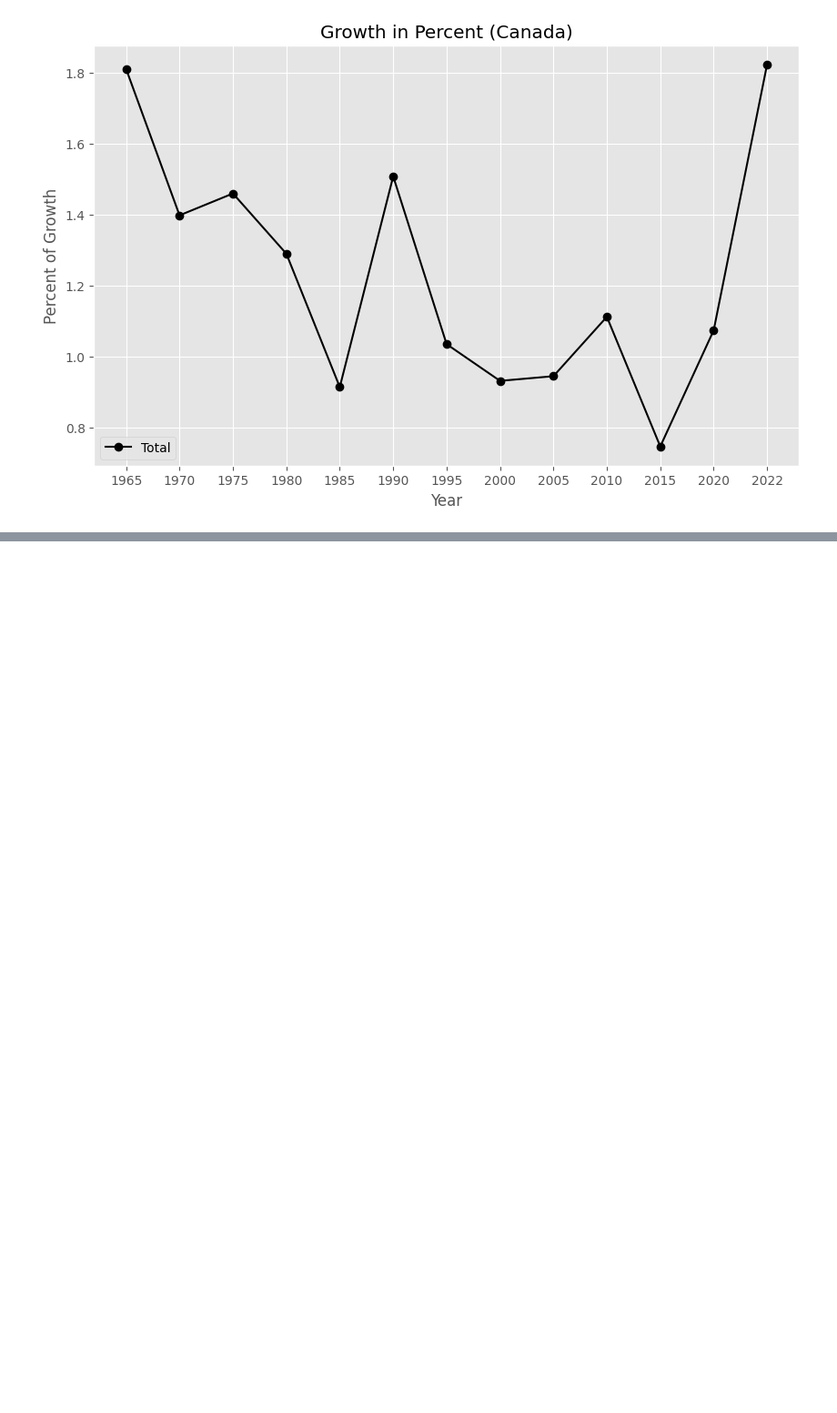
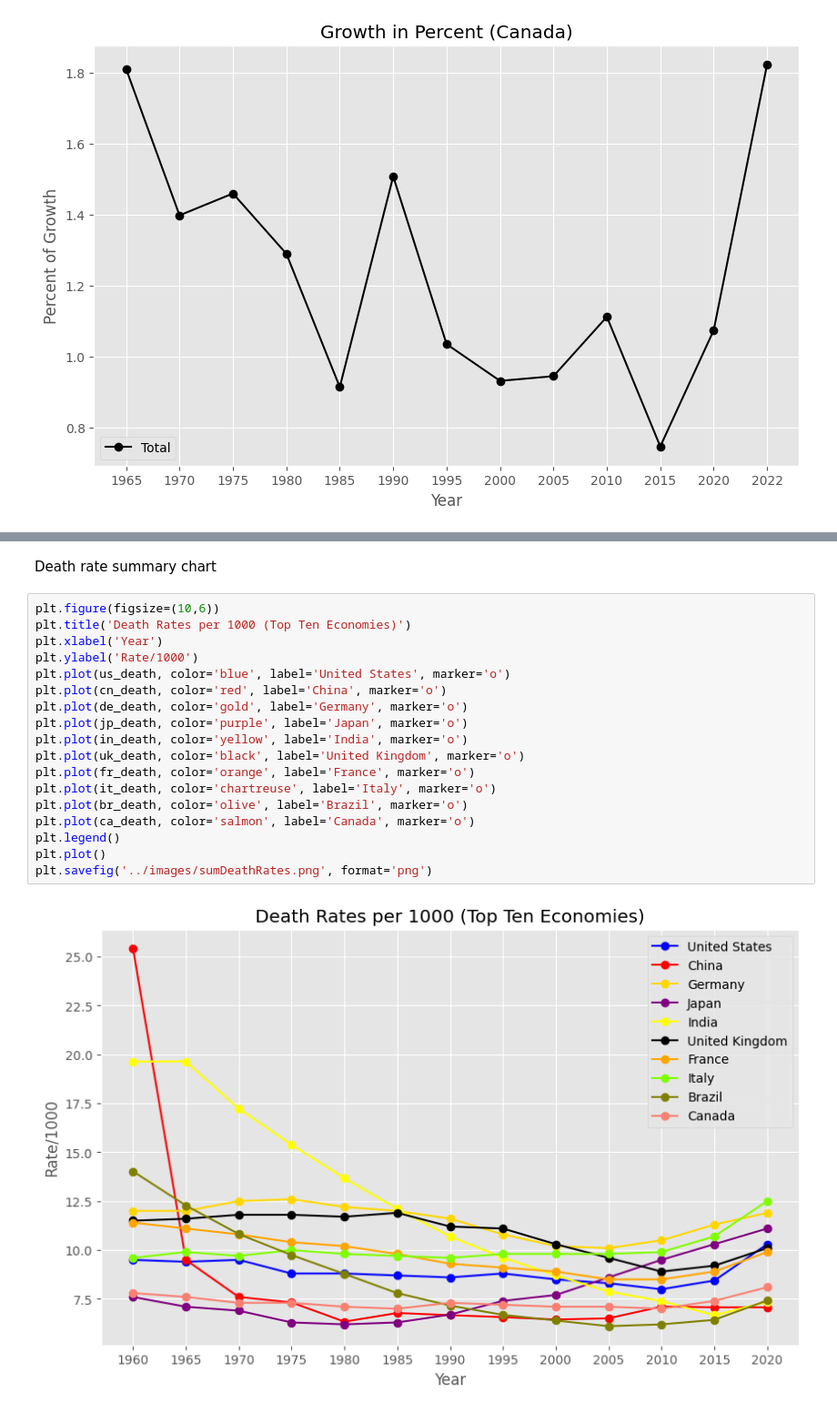
Before and after one commit to wwwinters/MSDS-670-MidTerm-Project, a Jupyter notebook: src/EDA_WorldPop.ipynb, the cells around one changed output, grey strips where cells are left out. Shown at 91% size. Cells and saved outputs as stored; diff of their text form; blank space fills up the shorter version.

```diff
--- a/src/EDA_WorldPop.ipynb
+++ b/src/EDA_WorldPop.ipynb
@@ -655,0 +701,22 @@ plt.savefig('../images/caGowthPercent.png', format='png')
+# %% [markdown]
+Death rate summary chart
+# %%
+plt.figure(figsize=(10,6))
+plt.title('Death Rates per 1000 (Top Ten Economies)')
+plt.xlabel('Year')
+plt.ylabel('Rate/1000')
+plt.plot(us_death, color='blue', label='United States', marker='o')
+plt.plot(cn_death, color='red', label='China', marker='o')
+plt.plot(de_death, color='gold', label='Germany', marker='o')
+plt.plot(jp_death, color='purple', label='Japan', marker='o')
+plt.plot(in_death, color='yellow', label='India', marker='o')
+plt.plot(uk_death, color='black', label='United Kingdom', marker='o')
+plt.plot(fr_death, color='orange', label='France', marker='o')
+plt.plot(it_death, color='chartreuse', label='Italy', marker='o')
+plt.plot(br_death, color='olive', label='Brazil', marker='o')
+plt.plot(ca_death, color='salmon', label='Canada', marker='o')
+plt.legend()
+plt.plot()
+plt.savefig('../images/sumDeathRates.png', format='png')
+# %% [output]
+[figure, added]
```
Also changed, not shown: parts of 12 cells of this notebook, 18 other files.
